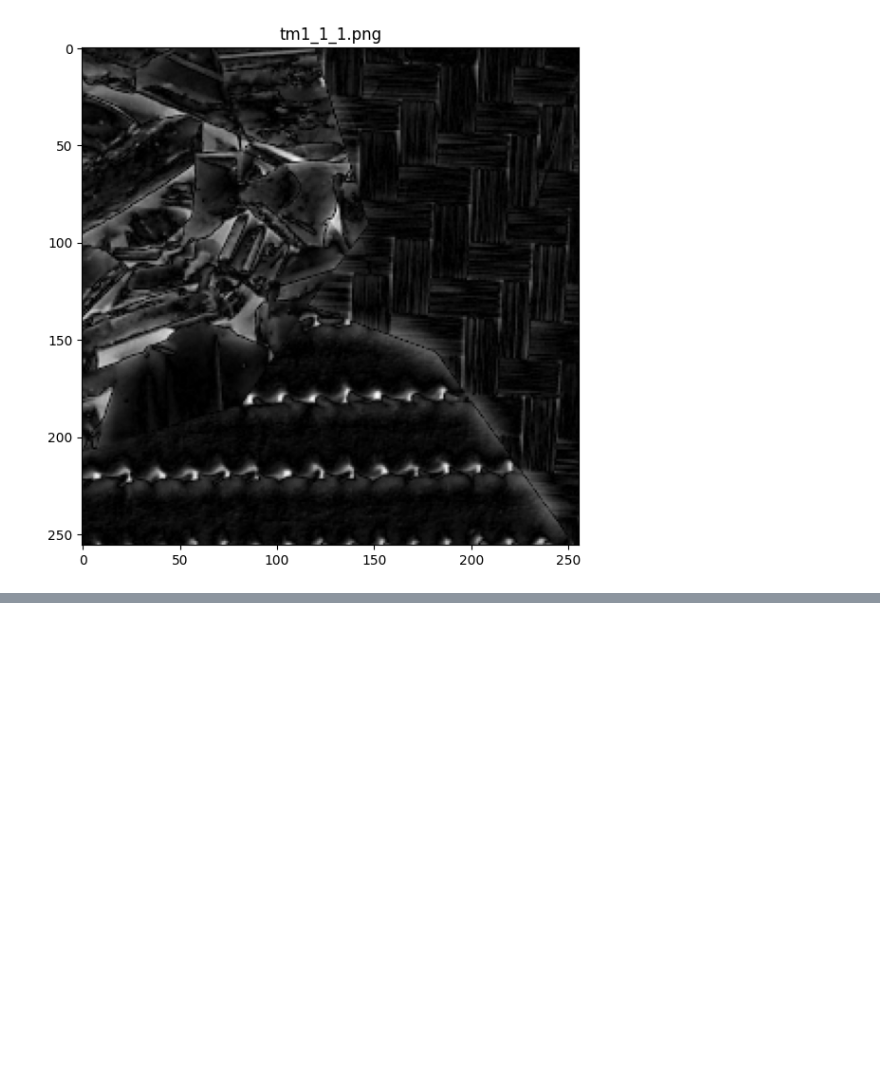
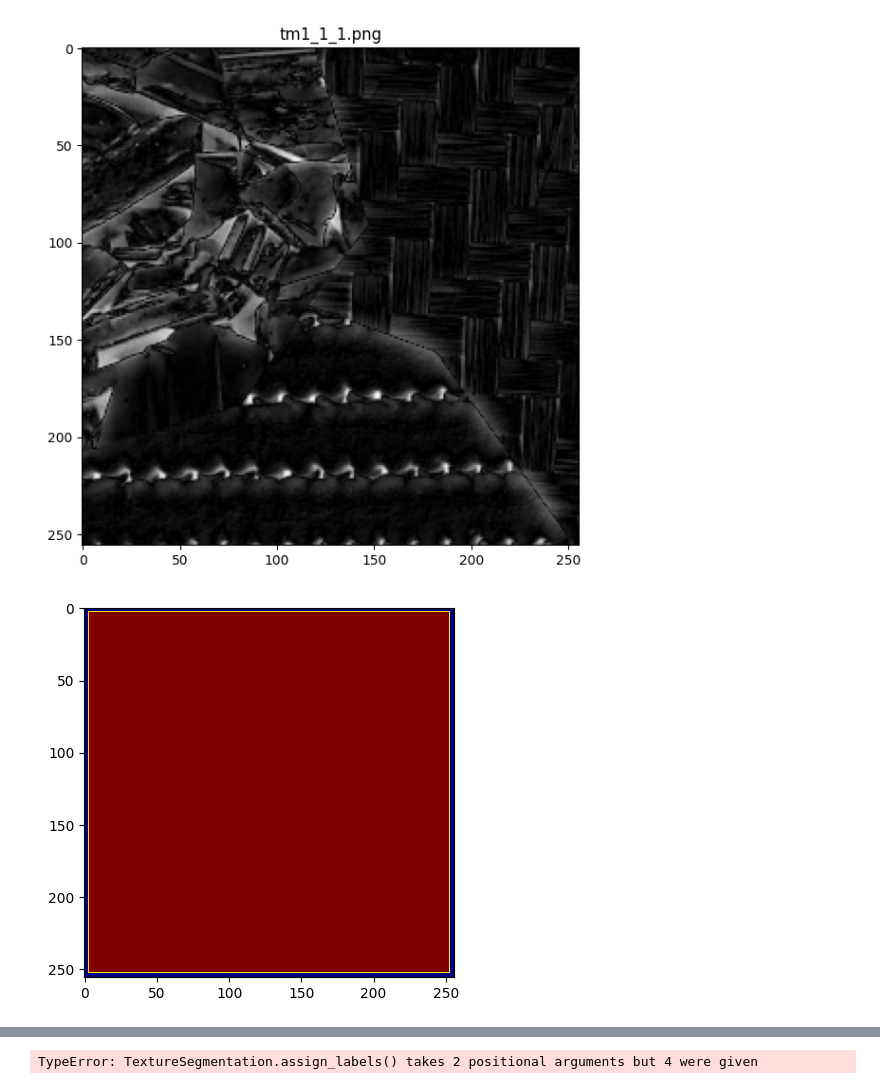
Before and after one commit to dmytro-varich/Texture-Segmentation-App, a Jupyter notebook: segmentation_main.ipynb, the cells around one changed output, grey strips where cells are left out. Drawn from its saved outputs; the diff is of its cells as text; code cells hidden in the pictures; blank space fills up the shorter version.

```diff
--- a/segmentation_main.ipynb
+++ b/segmentation_main.ipynb
@@ -652,7 +652,10 @@ def main(directory):
     normalize = True
     sigma = 0.3
     for key, image in images.items():
-        images[key] = TextureSegmentation.preprocess_image(image, resize_shape=resize_shape, normalize=normalize, sigma=sigma)
+        images[key] = TextureSegmentation.preprocess_image(image,
+                                                           resize_shape=resize_shape,
+                                                           normalize=normalize,
+                                                           sigma=sigma)
 
     # Display the preprocessed images
     TextureSegmentation.show_images(images, rows=rows, cols=cols, figsize=figsize, cmap='gray')
@@ -666,37 +669,43 @@ def main(directory):
     # Cluster patches to find PRP (Principal Representative Patterns)
     max_clusters = 3
     n_components = None
-    prp_centroids: np.ndarray = TextureSegmentation.cluster_patches(patches, max_clusters=max_clusters, n_components=n_components, find_optimal_clusters=False)
+    prp_centroids: np.ndarray = TextureSegmentation.cluster_patches(patches,
+                                                                    max_clusters=max_clusters,
+                                                                    n_components=n_components,
+                                                                    find_optimal_clusters=False)
 
     # Segment the images by extracting texture features and using the Mumford-Shah
     segmented_images, edges = dict(), dict()
     sigma = 0.3
     iterations = 1
     for key, image in images.items():
         segmented_images[key], edges[key] = TextureSegmentation.segmentation(image, prp_centroids,
                                                                             patch_size=patch_size,
                                                                             sigma=sigma,
                                                                             iterations=iterations)
 
     # Display the segmented images and edges
     TextureSegmentation.show_images(segmented_images, figsize=figsize, rows=rows, cols=cols, cmap=None)
     TextureSegmentation.show_images(edges, figsize=figsize, rows=rows, cols=cols, cmap=None)
 
     # Assign labels to the segmented images
     labels = dict()
     sigma = 0.1
     for key, segmented_image in segmented_images.items():
-        labels[key] = TextureSegmentation.assign_labels(segmented_image, patch_size, prp_centroids, sigma)
+        labels[key] = TextureSegmentation.assign_labels(segmented_image, prp_centroids,
+                                                        patch_size=patch_size,
+                                                        sigma=sigma)
 
     # Display the labels
     TextureSegmentation.show_images(labels, figsize=figsize, rows=rows, cols=cols, cmap='tab20')
 
     # Save the segmented images to the output directory
     # TextureSegmantation.save_segmented_images('output', {})
 
 if __name__ == '__main__':
     directory = 'data/'
     main(directory)
 # %% [output]
 [figure]
 [figure]
+[figure, added]
@@ -702,0 +714 @@ if __name__ == '__main__':
+TypeError: TextureSegmentation.assign_labels() takes 2 positional arguments but 4 were given
```
Also changed, not shown: parts of 2 cells of this notebook.
